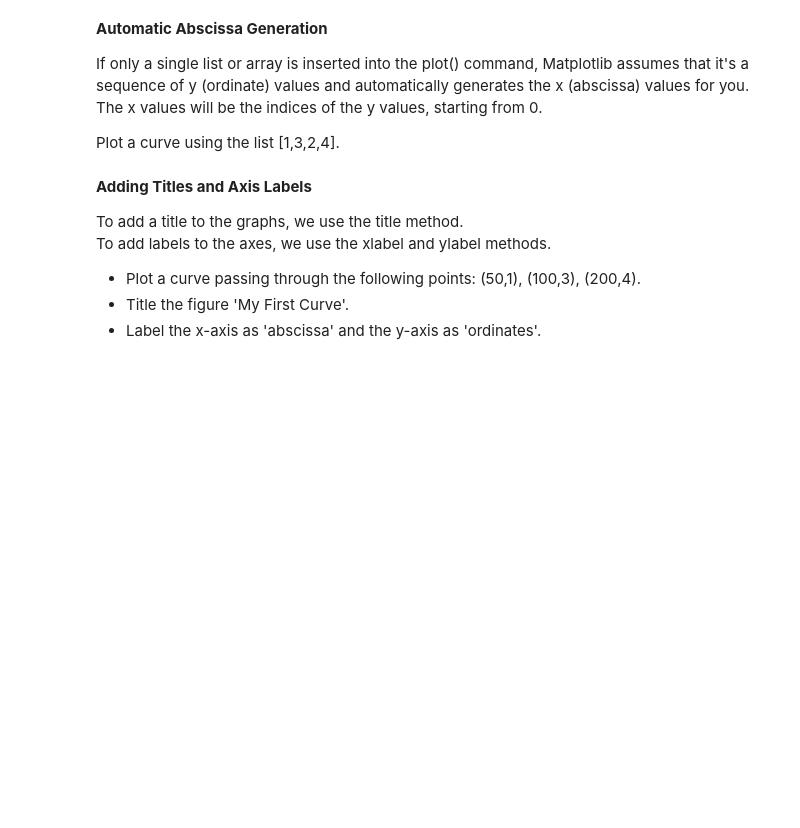
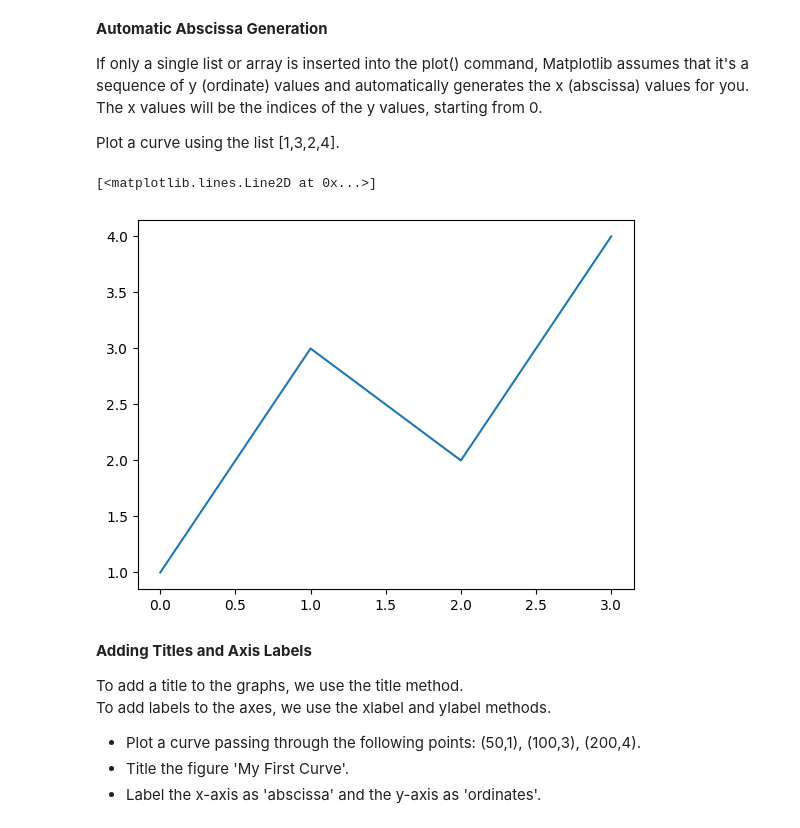
Before and after one commit to RaoulSinde/python-222, a Jupyter notebook: python_session_4.ipynb, the cells around one changed output. Cells and saved outputs as stored; diff of their text form; code cells hidden in the pictures; blank space fills up the shorter version.

```diff
--- a/python_session_4.ipynb
+++ b/python_session_4.ipynb
@@ -39,6 +46,10 @@ If only a single list or array is inserted into the plot() command, Matplotlib a
 Plot a curve using the list [1,3,2,4].
 # %%
 ## Insert your code here
+plt.plot([1,3,2,4])
+# %% [output]
+[<matplotlib.lines.Line2D at 0x...>]
+[figure, added]
 # %% [markdown]
 **Adding Titles and Axis Labels**
 
```
Also changed, not shown: parts of 8 cells of this notebook.
